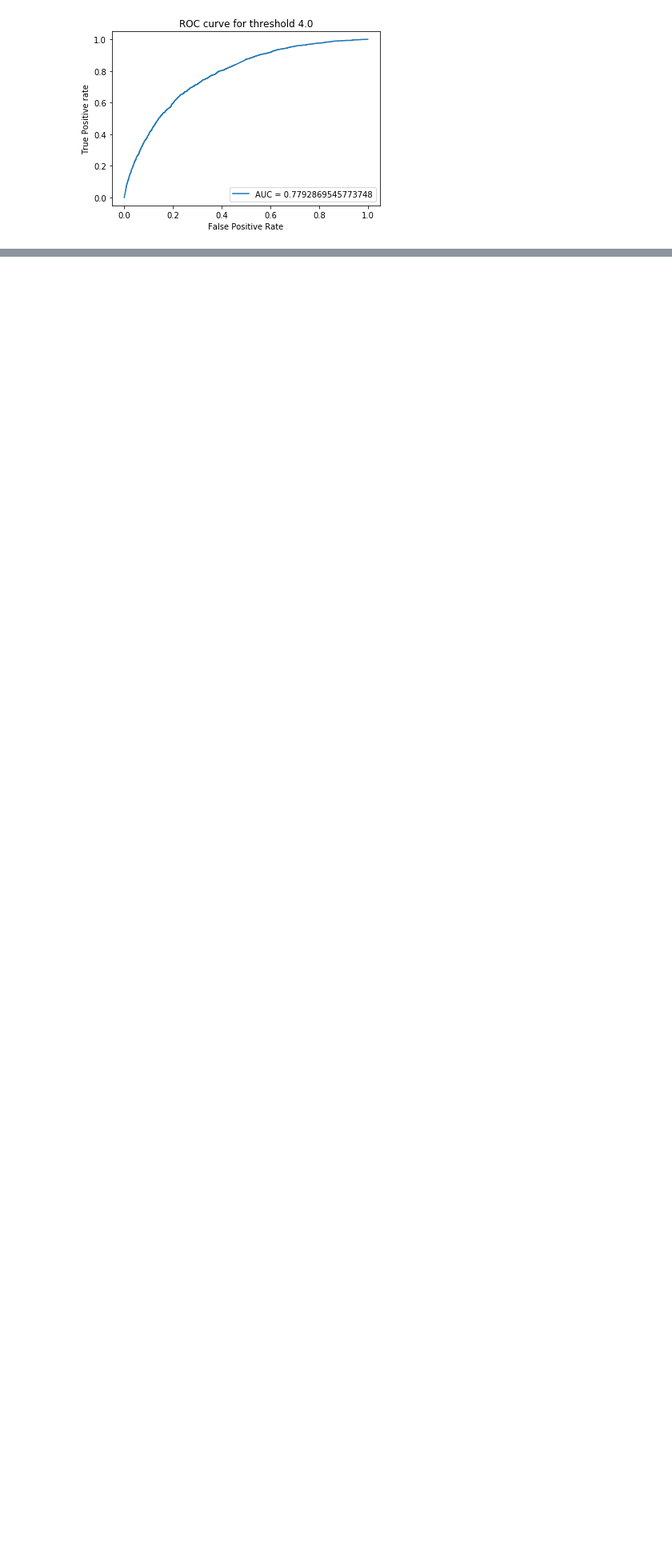
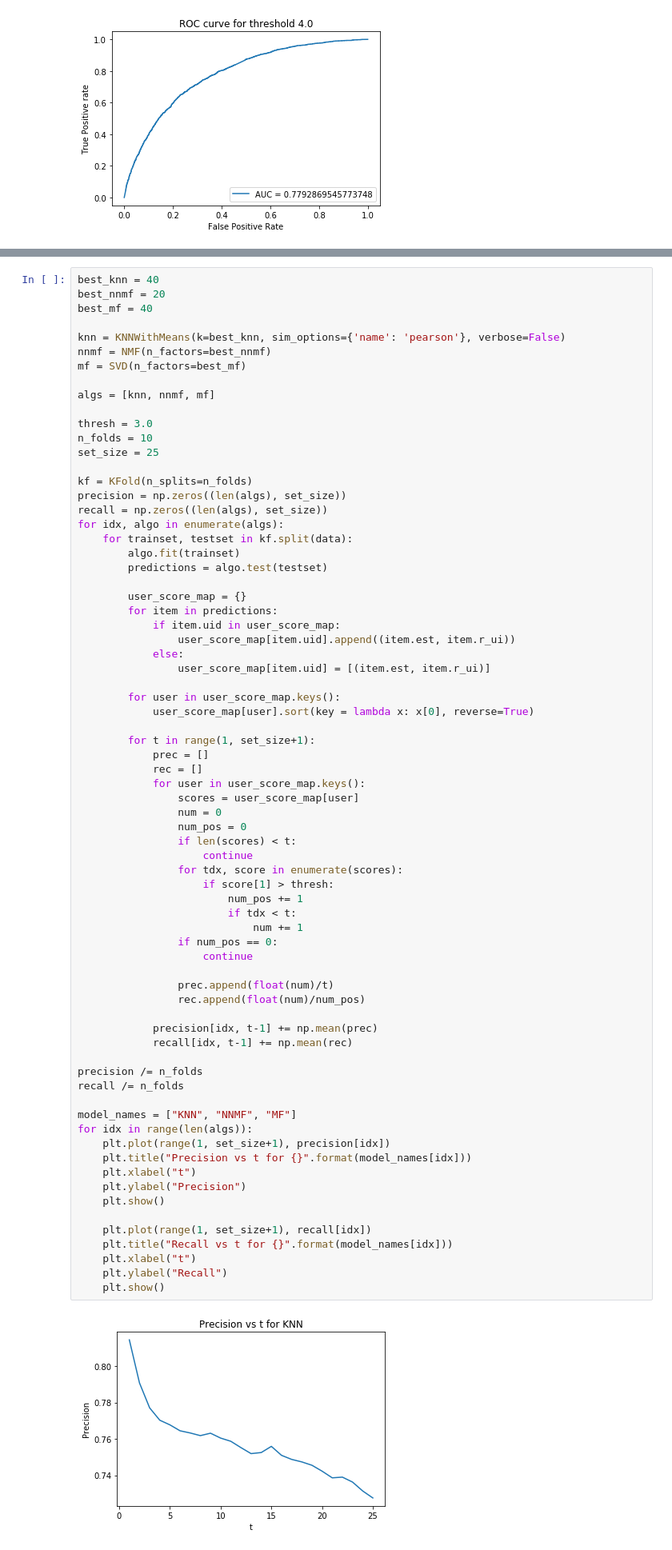
Before and after one commit to sbauersfeld/ECE219, a Jupyter notebook: project3/project3.ipynb, the cells around one changed output, grey strips where cells are left out. Shown at 80% size. Drawn from its saved outputs; the diff is of its cells as text; blank space fills up the shorter version.

```diff
--- a/project3/project3.ipynb
+++ b/project3/project3.ipynb
@@ -256,0 +301,74 @@ for thresh in thresholds:
+# %%
+best_knn = 40
+best_nnmf = 20
+best_mf = 40
+
+knn = KNNWithMeans(k=best_knn, sim_options={'name': 'pearson'}, verbose=False)
+nnmf = NMF(n_factors=best_nnmf)
+mf = SVD(n_factors=best_mf)
+
+algs = [knn, nnmf, mf]
+
+thresh = 3.0
+n_folds = 10
+set_size = 25
+
+kf = KFold(n_splits=n_folds)
+precision = np.zeros((len(algs), set_size))
+recall = np.zeros((len(algs), set_size))
+for idx, algo in enumerate(algs):
+    for trainset, testset in kf.split(data):
+        algo.fit(trainset)
+        predictions = algo.test(testset)
+
+        user_score_map = {}
+        for item in predictions:
+            if item.uid in user_score_map:
+                user_score_map[item.uid].append((item.est, item.r_ui))
+            else:
+                user_score_map[item.uid] = [(item.est, item.r_ui)]
+
+        for user in user_score_map.keys():
+            user_score_map[user].sort(key = lambda x: x[0], reverse=True)
+
+        for t in range(1, set_size+1):
+            prec = []
+            rec = []
+            for user in user_score_map.keys():
+                scores = user_score_map[user]
+                num = 0
+                num_pos = 0
+                if len(scores) < t:
+                    continue
+                for tdx, score in enumerate(scores):
+                    if score[1] > thresh:
+                        num_pos += 1
+                        if tdx < t:
+                            num += 1
+                if num_pos == 0:
+                    continue
+
+                prec.append(float(num)/t)
+                rec.append(float(num)/num_pos)
+
+            precision[idx, t-1] += np.mean(prec)
+            recall[idx, t-1] += np.mean(rec)
+
+precision /= n_folds
+recall /= n_folds
+
+model_names = ["KNN", "NNMF", "MF"]
+for idx in range(len(algs)):
+    plt.plot(range(1, set_size+1), precision[idx])
+    plt.title("Precision vs t for {}".format(model_names[idx]))
+    plt.xlabel("t")
+    plt.ylabel("Precision")
+    plt.show()
+
+    plt.plot(range(1, set_size+1), recall[idx])
+    plt.title("Recall vs t for {}".format(model_names[idx]))
+    plt.xlabel("t")
+    plt.ylabel("Recall")
+    plt.show()
+# %% [output]
+[figure, added]
```
Also changed, not shown: parts of 7 cells of this notebook.
